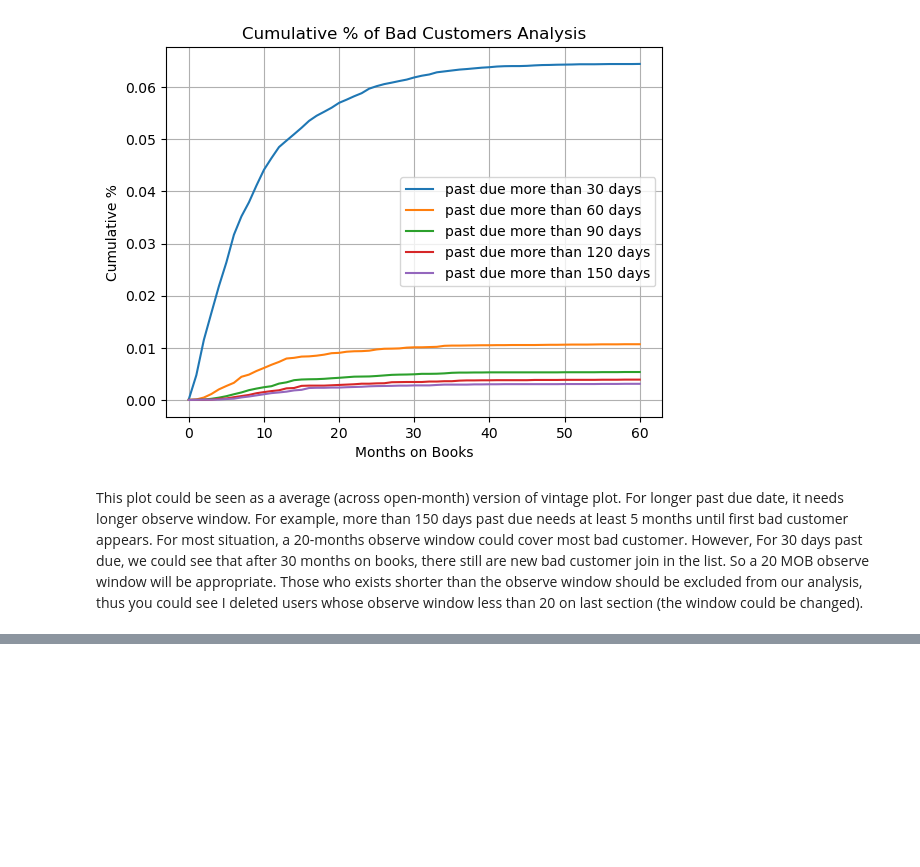
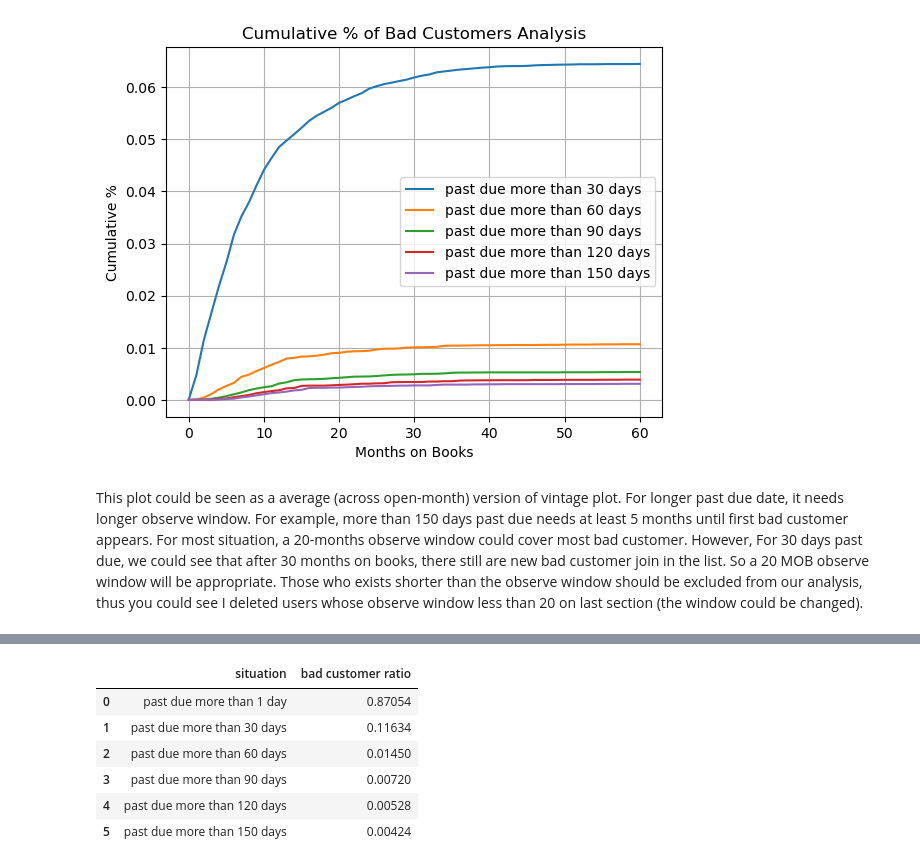
Before and after one commit to Gourav-2003/credit_risk_project, a Jupyter notebook: notebooks/credit_card_project.ipynb, the cells around one changed output, grey strips where cells are left out. Cells and saved outputs as stored; diff of their text form; code cells hidden in the pictures; blank space fills up the shorter version.

```diff
--- a/notebooks/credit_card_project.ipynb
+++ b/notebooks/credit_card_project.ipynb
@@ -270,0 +274,47 @@ This plot could be seen as a average (across open-month) version of vintage plot
+# %%
+def calculate_rate(pivot_tb, command):
+    '''calculate bad customer rate
+    '''
+    credit0['status'] = None
+    exec(command) # excuate input code
+    sumagg = credit0.groupby('ID')['status'].agg(sum)
+    pivot_tb = pd.merge(pivot_tb, sumagg, on = 'ID', how = 'left')
+    pivot_tb.loc[pivot_tb['status'] > 1, 'status'] = 1
+    rate = pivot_tb['status'].sum() / len(pivot_tb)
+    return round(rate, 5)
+
+command = "credit0.loc[(credit0['STATUS'] == '0') | (credit0['STATUS'] == '1') | (credit0['STATUS'] == '2') | (credit0['STATUS'] == '3' )| (credit0['STATUS'] == '4' )| (credit0['STATUS'] == '5'), 'status'] = 1"
+morethan1 = calculate_rate(pivot_tb, command)
+command = "credit0.loc[(credit0['STATUS'] == '1') | (credit0['STATUS'] == '2') | (credit0['STATUS'] == '3' )| (credit0['STATUS'] == '4' )| (credit0['STATUS'] == '5'), 'status'] = 1"
+morethan30 = calculate_rate(pivot_tb, command)
+command = "credit0.loc[(credit0['STATUS'] == '2') | (credit0['STATUS'] == '3' )| (credit0['STATUS'] == '4' )| (credit0['STATUS'] == '5'), 'status'] = 1"
+morethan60 = calculate_rate(pivot_tb, command)
+command = "credit0.loc[(credit0['STATUS'] == '3' )| (credit0['STATUS'] == '4' )| (credit0['STATUS'] == '5'), 'status'] = 1"
+morethan90 = calculate_rate(pivot_tb, command)
+command = "credit0.loc[(credit0['STATUS'] == '4' )| (credit0['STATUS'] == '5'), 'status'] = 1"
+morethan120 = calculate_rate(pivot_tb, command)
+command = "credit0.loc[(credit0['STATUS'] == '5'), 'status'] = 1"
+morethan150 = calculate_rate(pivot_tb, command)
+
+summary_dt = pd.DataFrame({'situation':['past due more than 1 day',
+                               'past due more than 30 days',
+                               'past due more than 60 days',
+                               'past due more than 90 days',
+                               'past due more than 120 days',
+                               'past due more than 150 days'],
+                      'bad customer ratio':[morethan1,
+                               morethan30,
+                               morethan60,
+                               morethan90,
+                               morethan120,
+                               morethan150,
+                      ]})
+summary_dt
+# %% [output]
+|  | situation | bad customer ratio |
+| 0 | past due more than 1 day | 0.87054 |
+| 1 | past due more than 30 days | 0.11634 |
+| 2 | past due more than 60 days | 0.01450 |
+| 3 | past due more than 90 days | 0.00720 |
+| 4 | past due more than 120 days | 0.00528 |
+| 5 | past due more than 150 days | 0.00424 |
```
Also changed, not shown: parts of 6 cells of this notebook.
